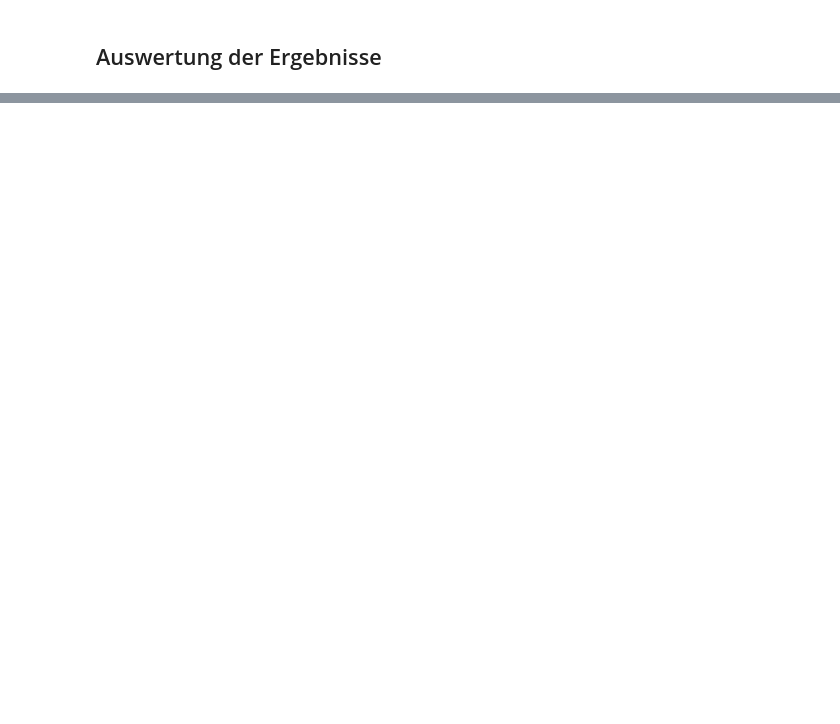
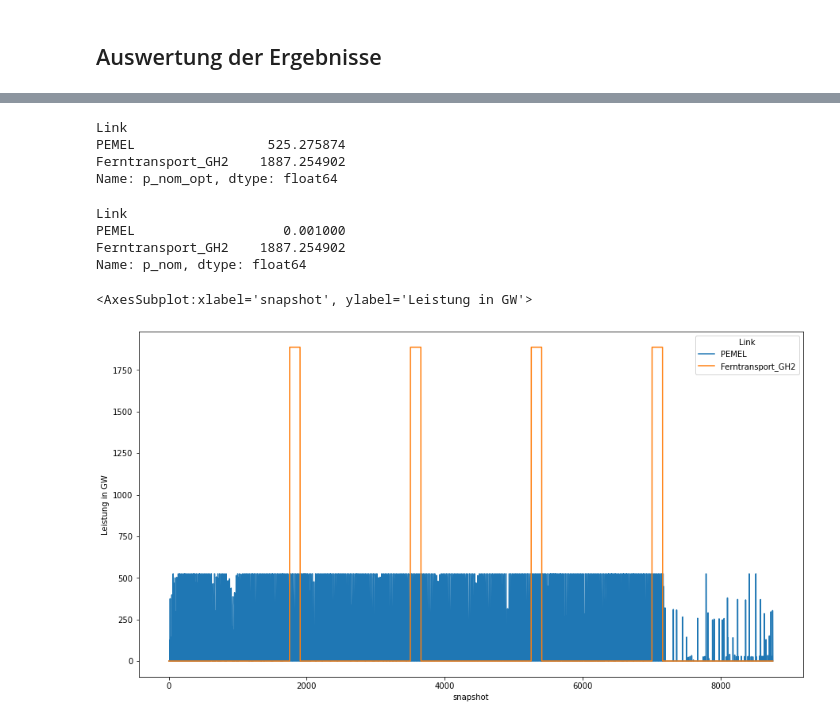
Before and after one commit to cgipser/DWE, a Jupyter notebook: Projektarbeit.ipynb, the cells around one changed output, grey strips where cells are left out. Saved outputs shown, nothing was run; the diff lists cells and outputs as text; code cells hidden in the pictures; blank space fills up the shorter version.

```diff
--- a/Projektarbeit.ipynb
+++ b/Projektarbeit.ipynb
@@ -251,2 +311,19 @@ network.generators_t.p.plot(figsize = (15,8))
+# %%
+network.links.p_nom_opt/1000
+# %% [output]
+Link
+PEMEL                 525.275874
+Ferntransport_GH2    1887.254902
+Name: p_nom_opt, dtype: float64
+# %%
+network.links.p_nom/1000
+# %% [output]
+Link
+PEMEL                   0.001000
+Ferntransport_GH2    1887.254902
+Name: p_nom, dtype: float64
 # %%
-network.links_t.p0.plot(figsize = (15,8))
+(network.links_t.p0/1000).plot(figsize = (15,8), ylabel = 'Leistung in GW')
+# %% [output]
+<AxesSubplot:xlabel='snapshot', ylabel='Leistung in GW'>
+[figure, added]
```
Also changed, not shown: parts of 19 cells of this notebook, 1 other file.
